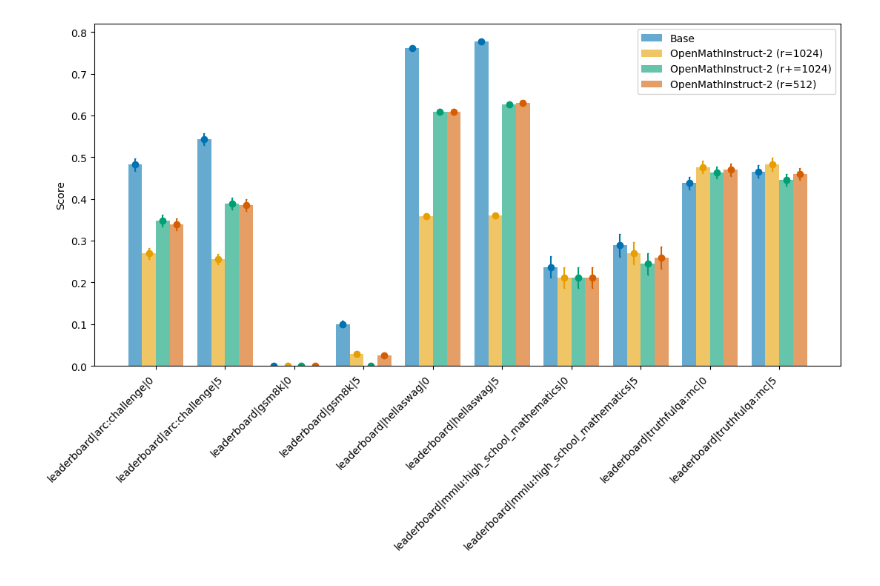
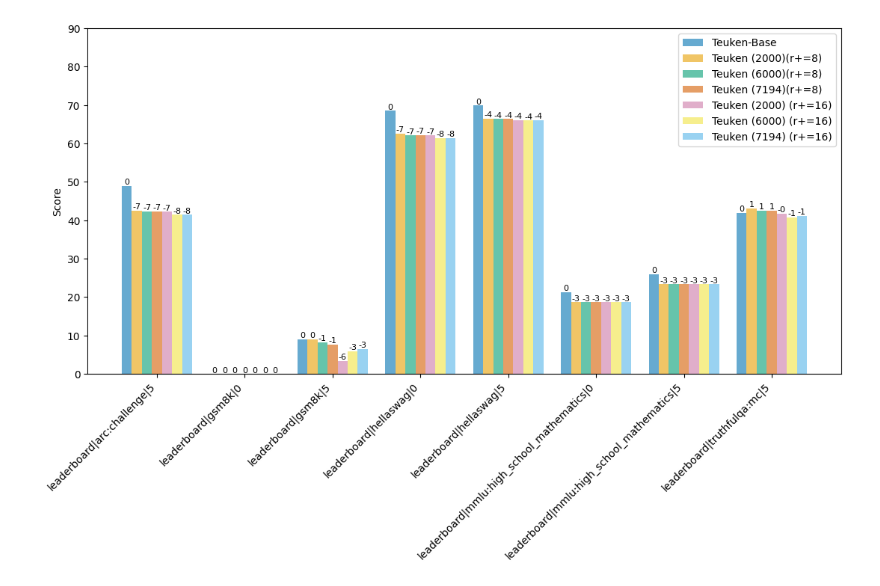
Before and after one commit to behzadshomali/modalities, a Jupyter notebook: src/modalities/plotting/plot_results.ipynb, the cells around one changed output. Cells and saved outputs as stored; diff of their text form; code cells hidden in the pictures.

```diff
--- a/src/modalities/plotting/plot_results.ipynb
+++ b/src/modalities/plotting/plot_results.ipynb
@@ -18,0 +58,3 @@ result_files = {
+# %%
+results_json = json.load(open(result_files["Llama3.1 (4000) (r+=8)"], "r"))
+results_json
@@ -65,7 +149,7 @@ def plot_result(
     return ax
 # %%
 benchmarks = {
-    "leaderboard|arc:challenge|0": "acc_norm",
+    # "leaderboard|arc:challenge|0": "acc_norm",
     "leaderboard|arc:challenge|5": "acc_norm",
     "leaderboard|gsm8k|0": "qem",
     "leaderboard|gsm8k|5": "qem",
@@ -73,7 +157,7 @@ benchmarks = {
     "leaderboard|hellaswag|5": "acc_norm",
     "leaderboard|mmlu:high_school_mathematics|0": "acc",
     "leaderboard|mmlu:high_school_mathematics|5": "acc",
-    "leaderboard|truthfulqa:mc|0": "truthfulqa_mc2",
+    # "leaderboard|truthfulqa:mc|0": "truthfulqa_mc2",
     "leaderboard|truthfulqa:mc|5": "truthfulqa_mc2"
 }
 # %%
@@ -91,16 +175,15 @@ patterns = [ "", "/" , "\\" , "|" , "-" , "+" , "x", "o", "O", ".", "*" ]
 # %%
 
 fig, ax = plt.subplots(figsize=(13, 6))
 
 index = 0
-for legend, result_file in result_files.items():
-    if "qwen" in legend.lower():
-        hatch = patterns[1]
-    else:
-        hatch = patterns[0]
-        color = colors[index]
-        ax = plot_result(result_file, ax, benchmarks, legend, hatch, index=index, total=len(result_files)-2, color=color)
+results_dict = {}
+sub_results = {legend: result for legend, result in result_files.items() if "teuken" in legend.lower()}
+for legend, result_file in sub_results.items():
 
+    hatch = patterns[0]
+    color = colors[index % len(colors)]
+    ax = plot_result(result_file, ax, benchmarks, legend, hatch, index=index, total=len(sub_results), color=color, baseline_file=baseline_paths['Teuken-Base'])
     index += 1
 # %% [output]
-[figure, old version]
+[figure, new version]
```
Also changed, not shown: parts of 9 cells of this notebook, 5 other files.
